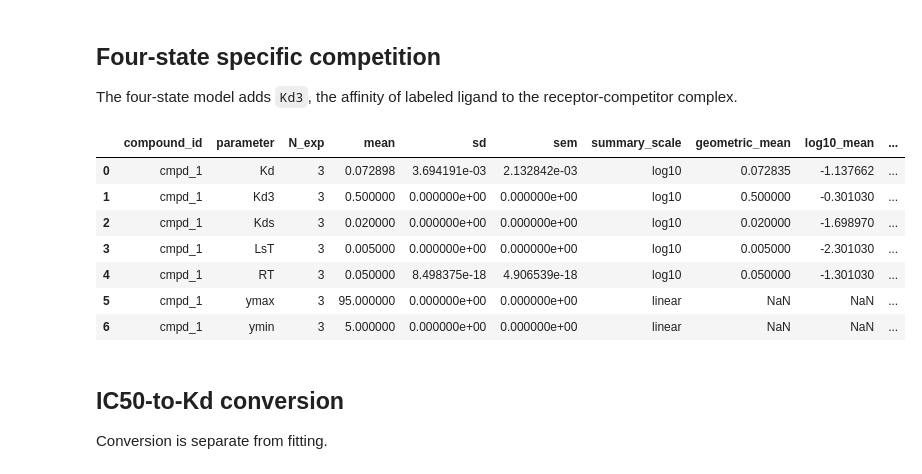
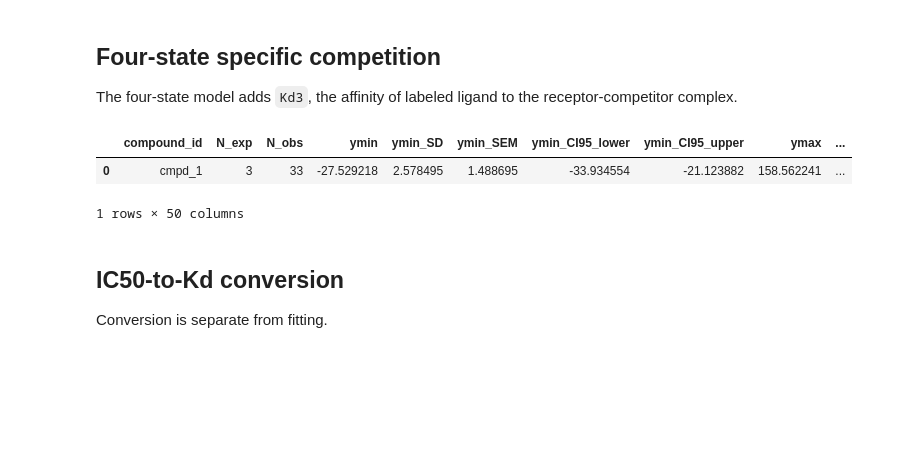
Before and after one commit to choutkaj/bindcurve, a Jupyter notebook: tutorials/03_competitive_kd_models.ipynb, the cells around one changed output. Saved outputs shown, nothing was run; the diff lists cells and outputs as text; code cells hidden in the pictures; blank space fills up the shorter version.

```diff
--- a/tutorials/03_competitive_kd_models.ipynb
+++ b/tutorials/03_competitive_kd_models.ipynb
@@ -20,18 +18,13 @@ data_all = bc.DoseResponseData.from_csv(
 # %% [markdown]
 ## Three-state specific competition
 # %%
-params_3st = {
-    'ymin': 5.0, 'ymax': 95.0,
-    'RT': 0.05, 'LsT': 0.005, 'Kds': 0.02,
-    'Kd': 1.6,
-}
 data_3st = bc.DoseResponseData(
     data_all.table[data_all.table['compound_id'] == 'cmpd_1'],
 )
 results_3st = bc.fit(
     data_3st,
     model='comp_3st_specific',
-    fixed={'ymin': 5.0, 'ymax': 95.0, 'RT': 0.05, 'LsT': 0.005, 'Kds': 0.02},
+    fixed={'RT': 0.01, 'LsT': 0.005, 'Kds': 0.5},
 )
 results_3st.summary()
 # %% [output]
@@ -56,19 +45,13 @@ plt.show()
 
 The total/nonspecific model uses dimensionless `N`.
 # %%
-params_3st_total = {
-    'ymin': 4.0, 'ymax': 90.0,
-    'RT': 0.05, 'LsT': 0.005, 'Kds': 0.02,
-    'N': 0.35,
-    'Kd': 2.4,
-}
 data_3st_total = bc.DoseResponseData(
     data_all.table[data_all.table['compound_id'] == 'cmpd_1'],
 )
 results_3st_total = bc.fit(
     data_3st_total,
     model='comp_3st_total',
-    fixed={'ymin': 4.0, 'ymax': 90.0, 'RT': 0.05, 'LsT': 0.005, 'Kds': 0.02, 'N': 0.35},
+    fixed={'RT': 0.01, 'LsT': 0.005, 'Kds': 0.02, 'N': 0.35},
 )
 results_3st_total.summary()
 # %% [output]
@@ -85,30 +63,19 @@ results_3st_total.summary()
 
 The four-state model adds `Kd3`, the affinity of labeled ligand to the receptor-competitor complex.
 # %%
-params_4st = {
-    'ymin': 5.0, 'ymax': 95.0,
-    'RT': 0.05, 'LsT': 0.005, 'Kds': 0.02,
-    'Kd3': 0.5,
-    'Kd': 1.6,
-}
 data_4st = bc.DoseResponseData(
     data_all.table[data_all.table['compound_id'] == 'cmpd_1'],
 )
 results_4st = bc.fit(
     data_4st,
     model='comp_4st_specific',
-    fixed={'ymin': 5.0, 'ymax': 95.0, 'RT': 0.05, 'LsT': 0.005, 'Kds': 0.02, 'Kd3': 0.5},
+    fixed={'RT': 0.05, 'LsT': 0.005, 'Kds': 0.02, 'Kd3': 0.5},
 )
 results_4st.summary()
 # %% [output]
-|  | compound_id | parameter | N_exp | mean | sd | sem | summary_scale | geometric_mean | log10_mean | ... |
-| 0 | cmpd_1 | Kd | 3 | 0.072898 | 3.694191e-03 | 2.132842e-03 | log10 | 0.072835 | -1.137662 | ... |
-| 1 | cmpd_1 | Kd3 | 3 | 0.500000 | 0.000000e+00 | 0.000000e+00 | log10 | 0.500000 | -0.301030 | ... |
-| 2 | cmpd_1 | Kds | 3 | 0.020000 | 0.000000e+00 | 0.000000e+00 | log10 | 0.020000 | -1.698970 | ... |
-| 3 | cmpd_1 | LsT | 3 | 0.005000 | 0.000000e+00 | 0.000000e+00 | log10 | 0.005000 | -2.301030 | ... |
-| 4 | cmpd_1 | RT | 3 | 0.050000 | 8.498375e-18 | 4.906539e-18 | log10 | 0.050000 | -1.301030 | ... |
-| 5 | cmpd_1 | ymax | 3 | 95.000000 | 0.000000e+00 | 0.000000e+00 | linear | NaN | NaN | ... |
-| 6 | cmpd_1 | ymin | 3 | 5.000000 | 0.000000e+00 | 0.000000e+00 | linear | NaN | NaN | ... |
+|  | compound_id | N_exp | N_obs | ymin | ymin_SD | ymin_SEM | ymin_CI95_lower | ymin_CI95_upper | ymax | ... |
+| 0 | cmpd_1 | 3 | 33 | -27.529218 | 2.578495 | 1.488695 | -33.934554 | -21.123882 | 158.562241 | ... |
+1 rows × 50 columns
 # %% [markdown]
 ## IC50-to-Kd conversion
 
```
Also changed, not shown: parts of 4 cells of this notebook, 5 other files.
